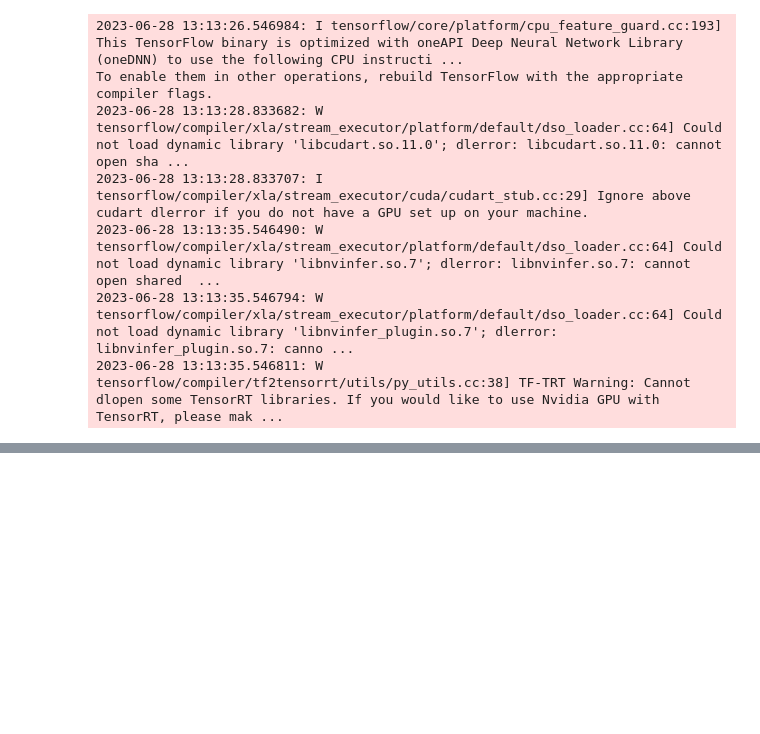
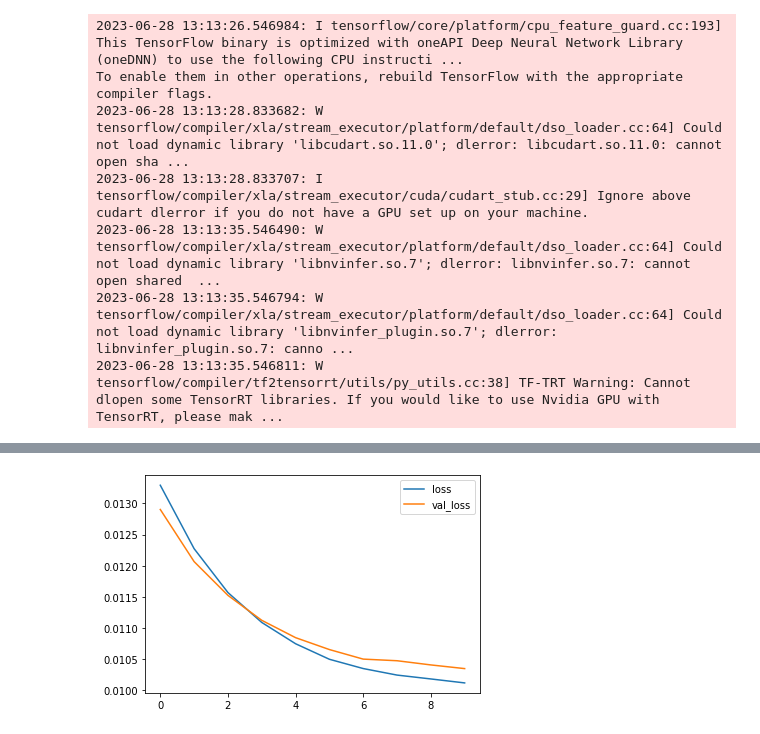
Before and after one commit to drclab/MLDL-Compunomics, a Jupyter notebook: drclab/ch_7.ipynb, the cells around one changed output, grey strips where cells are left out. Cells and saved outputs as stored; diff of their text form; code cells hidden in the pictures; blank space fills up the shorter version.

```diff
--- a/drclab/ch_7.ipynb
+++ b/drclab/ch_7.ipynb
@@ -74,0 +87,11 @@ pancan_rnaseq_df = pd.read_csv('../Chapter07/data/pancan_scaled_zeroone_rnaseq.t
+# %%
+df_train, df_test = train_test_split(df, test_size=0.1, shuffle=True)
+# %%
+encoding_dim = 100
+num_features = df.shape[1]
+# %%
+ae = Sequential()
+ae.add(Dense(encoding_dim, activation='relu', input_shape =(num_features, ) ))
+ae.add(Dense(num_features, activation='sigmoid'))
+ae.compile(optimizer='adam', loss='mse')
+ae.summary()
@@ -74,0 +133,9 @@ pancan_rnaseq_df = pd.read_csv('../Chapter07/data/pancan_scaled_zeroone_rnaseq.t
+# %%
+%%time
+
+hist = ae.fit(  df_train.to_numpy(), df_train.to_numpy(),
+                shuffle=True,
+                epochs=10,
+                batch_size=50,
+                validation_split = 0.2
+)
@@ -74,0 +160,5 @@ pancan_rnaseq_df = pd.read_csv('../Chapter07/data/pancan_scaled_zeroone_rnaseq.t
+# %%
+df_histtory = pd.DataFrame(hist.history)
+ax = df_histtory.plot()
+# %% [output]
+[figure, added]
```
Also changed, not shown: parts of 6 cells of this notebook.
